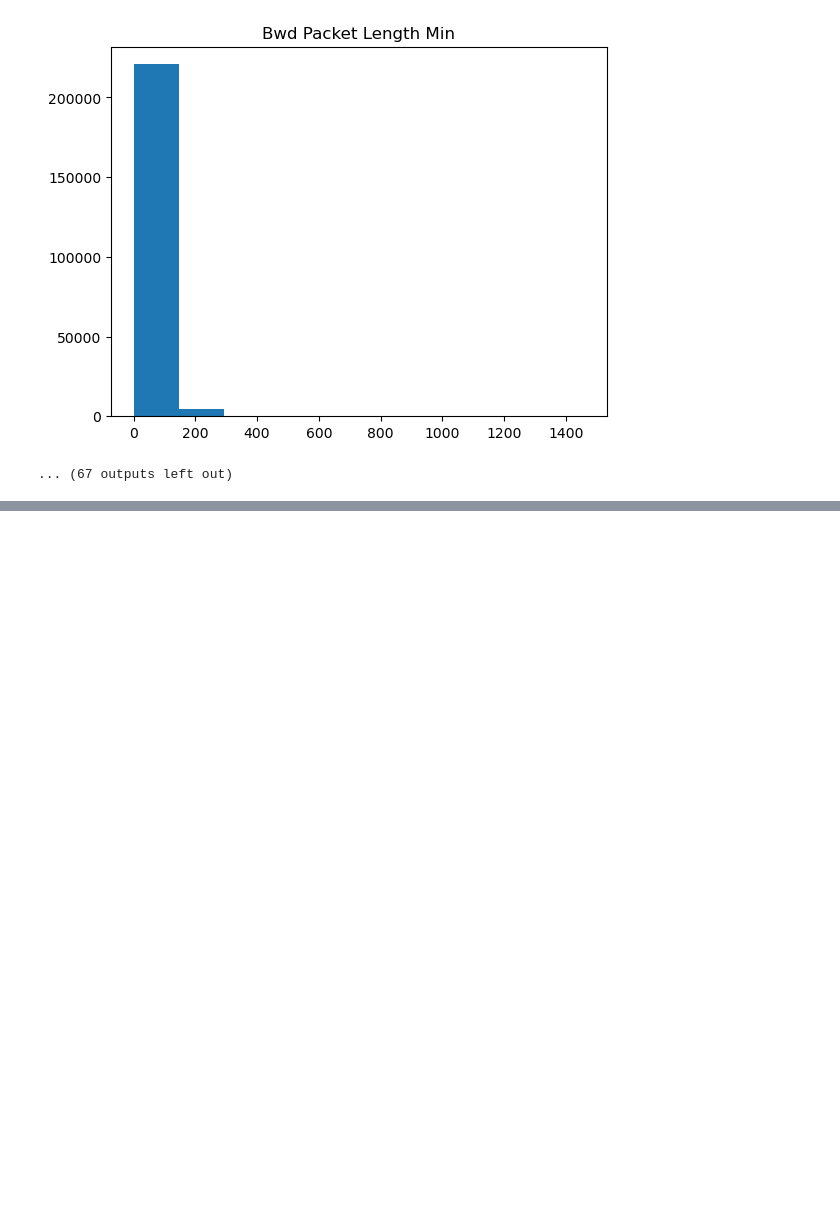
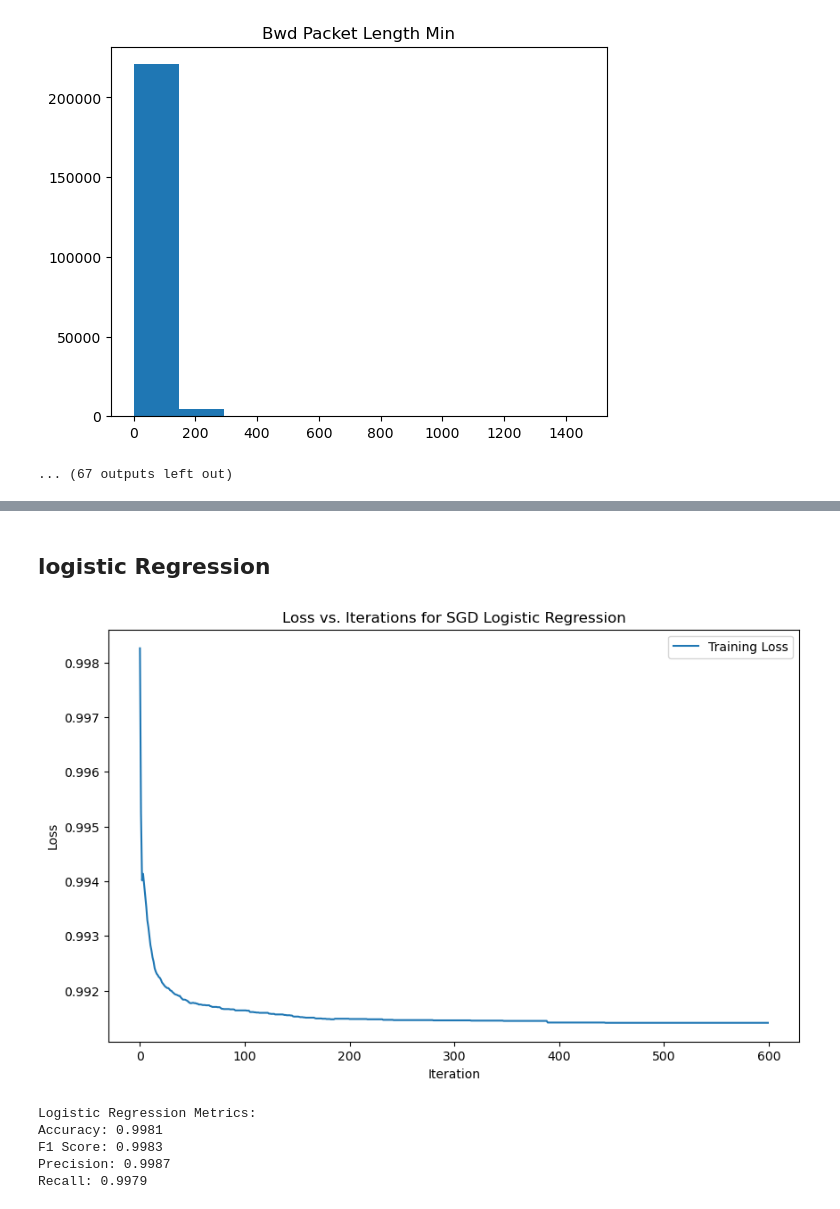
Before and after one commit to ahmed-arifgala/DDoS_Mitigation, a Jupyter notebook: DDoS_Mitigation.ipynb, the cells around one changed output, grey strips where cells are left out. Saved outputs shown, nothing was run; the diff lists cells and outputs as text; code cells hidden in the pictures; blank space fills up the shorter version.

Commit message:
Logistic Regression and Neural Network model Trained and evaluated

```diff
--- a/DDoS_Mitigation.ipynb
+++ b/DDoS_Mitigation.ipynb
@@ -370,0 +371,2 @@ plot_confusion_matrix(y_test, rf_pred, ['Benign', 'DDoS'], 'Random Forest Confus
+# %% [markdown]
+## logistic Regression
@@ -370,0 +375,34 @@ plot_confusion_matrix(y_test, rf_pred, ['Benign', 'DDoS'], 'Random Forest Confus
+# %%
+lr_model = make_pipeline(StandardScaler(), LogisticRegression(random_state=42, max_iter=500))
+lr_model.fit(X_train, y_train)
+lr_pred = lr_model.predict(X_test)
+# %%
+from sklearn.linear_model import SGDClassifier
+# Standardize the data
+scaler = StandardScaler()
+X_train_s = scaler.fit_transform(X_train)
+X_test_s = scaler.transform(X_test)
+# %%
+# Initialize the SGDClassifier with logistic loss
+sgd = SGDClassifier(loss='log_loss', max_iter=1, warm_start=True, random_state=42)
+
+# Lists to store the loss values and iteration numbers
+losses = []
+iterations = 600  # Number of iterations for training
+
+# Train the model using partial_fit
+for i in range(iterations):
+    sgd.partial_fit(X_train_s, y_train, classes=np.unique(y_train))
+    loss = sgd.score(X_train_s, y_train)  # Use negative accuracy as a proxy for loss
+    losses.append(loss)
+
+# Plot the loss against iterations
+plt.figure(figsize=(10, 6))
+plt.plot(range(iterations), losses, label='Training Loss')
+plt.xlabel('Iteration')
+plt.ylabel('Loss')
+plt.title('Loss vs. Iterations for SGD Logistic Regression')
+plt.legend()
+plt.show()
+# %% [output]
+[figure, added]
@@ -370,0 +414,12 @@ plot_confusion_matrix(y_test, rf_pred, ['Benign', 'DDoS'], 'Random Forest Confus
+# %%
+print('\nLogistic Regression Metrics:')
+print(f'Accuracy: {lr_accuracy:.4f}')
+print(f'F1 Score: {lr_f1:.4f}')
+print(f'Precision: {lr_precision:.4f}')
+print(f'Recall: {lr_recall:.4f}')
+# %% [output]
+Logistic Regression Metrics:
+Accuracy: 0.9981
+F1 Score: 0.9983
+Precision: 0.9987
+Recall: 0.9979
```
Also changed, not shown: parts of 50 cells of this notebook.
